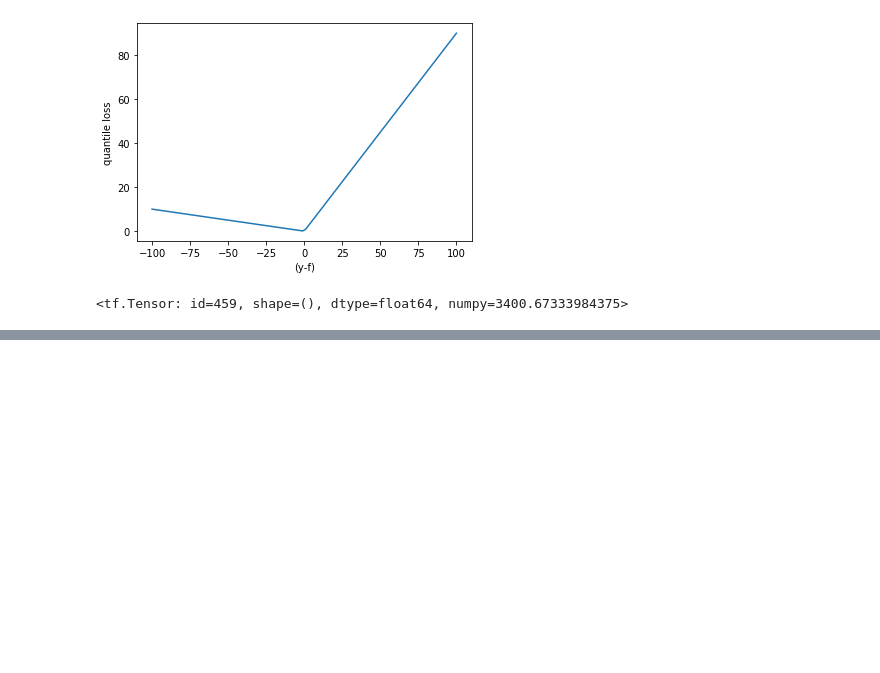
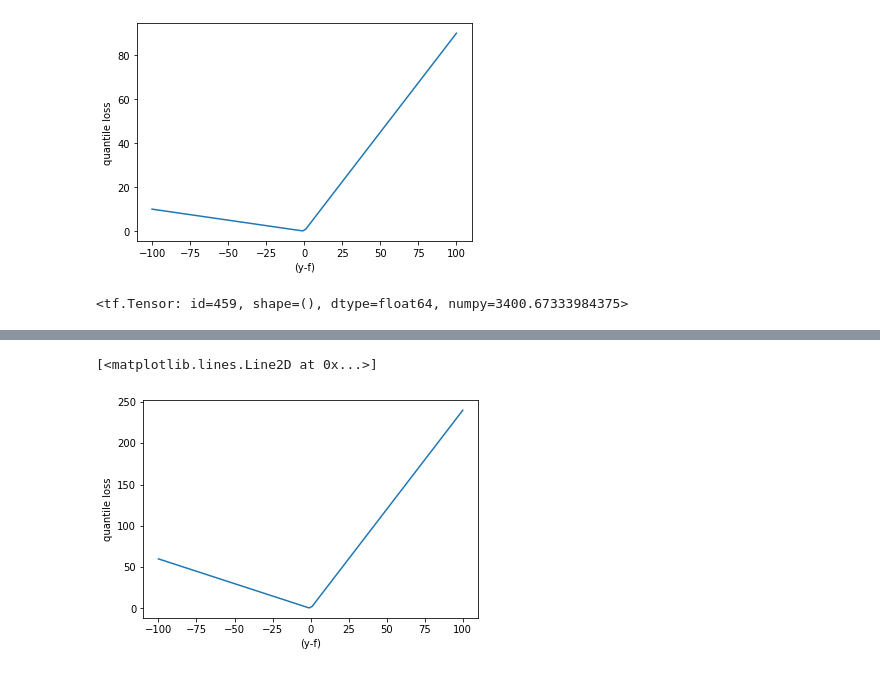
Before and after one commit to as641651/PhD-Tensorflow2, a Jupyter notebook: exercise/04_Implementing_QuantileLoss.ipynb, the cells around one changed output, grey strips where cells are left out. Drawn from its saved outputs; the diff is of its cells as text; code cells hidden in the pictures; blank space fills up the shorter version.

```diff
--- a/exercise/04_Implementing_QuantileLoss.ipynb
+++ b/exercise/04_Implementing_QuantileLoss.ipynb
@@ -101,0 +104,3 @@ mse
+# %%
+y = tf.random.uniform((10,1),-10,10)
+f = tf.random.uniform((10,3),-10,10)
@@ -101,0 +121,14 @@ mse
+# %%
+def multi_quantile_loss(quantiles,y,f):
+    e = (y-f)
+    loss = 0
+    for k in range(len(quantiles)):
+        q = quantiles[k]
+        #loss += tf.keras.backend.mean(q*e[:,k] + tf.keras.backend.clip(-e[:,k],tf.keras.backend.epsilon(),np.inf),axis=-1)
+        loss += q*e[:,k] + tf.keras.backend.clip(-e[:,k],tf.keras.backend.epsilon(),np.inf)
+    return loss
+# %%
+y = tf.constant(np.linspace(-100,100,100,dtype="float64")[...,np.newaxis])
+f = tf.constant(np.zeros((100,3),dtype="float64"))
+# %%
+loss = multi_quantile_loss([0.9,0.8,0.7],y,f)
@@ -101,0 +155,7 @@ mse
+# %%
+plt.xlabel("(y-f)")
+plt.ylabel("quantile loss")
+plt.plot(y,loss.numpy())
+# %% [output]
+[<matplotlib.lines.Line2D at 0x...>]
+[figure, added]
```
Also changed, not shown: parts of 3 cells of this notebook, 25 other files.
